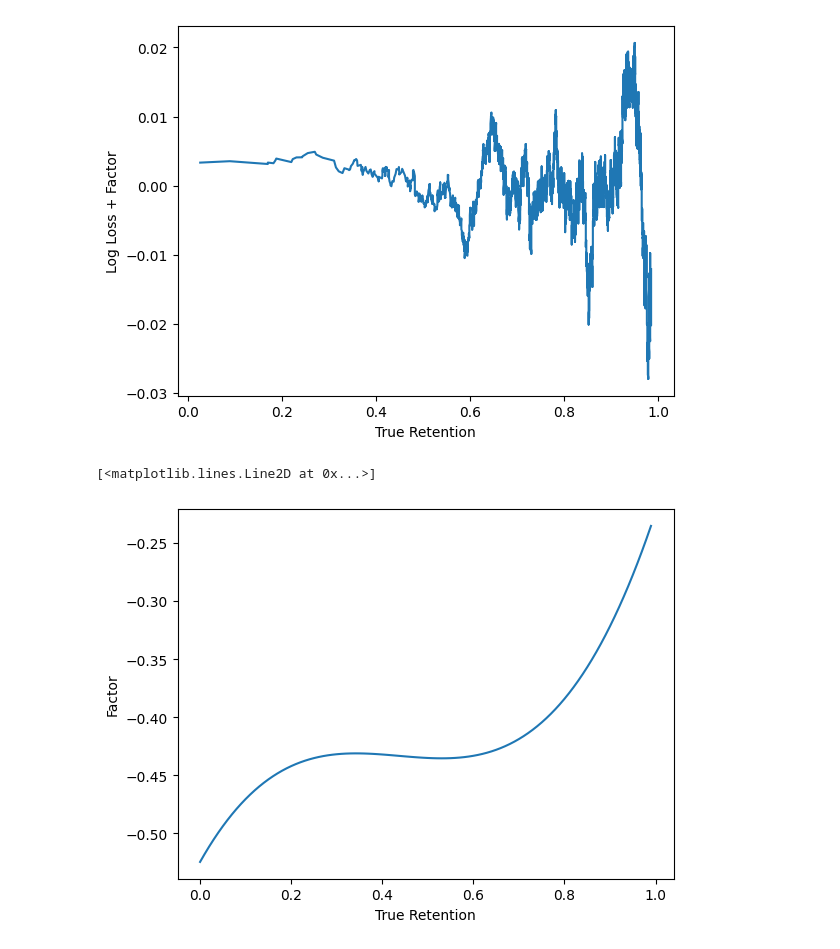
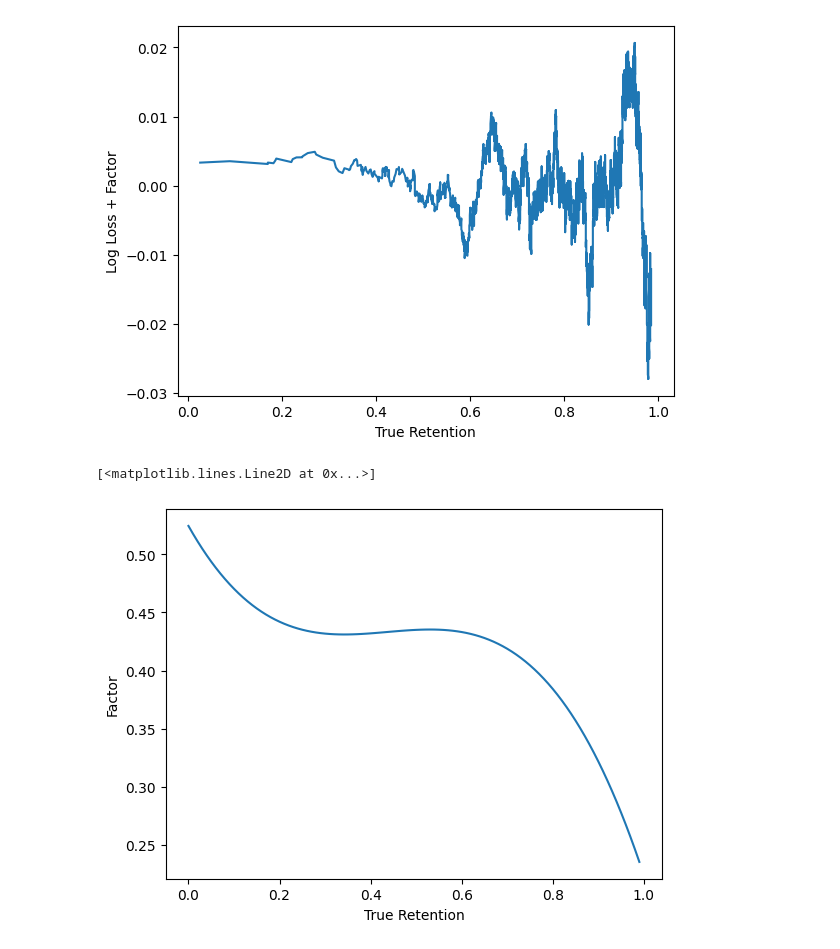
Before and after one commit to open-spaced-repetition/Anki-button-usage, a Jupyter notebook: loss-to-retention.ipynb, the cells around one changed output. Cells and saved outputs as stored; diff of their text form; code cells hidden in the pictures.

```diff
--- a/loss-to-retention.ipynb
+++ b/loss-to-retention.ipynb
@@ -80,10 +80,10 @@ ax.plot()
 # %%
 ax = plt.axes()
 
 ax.set_xlabel("True Retention")
 ax.set_ylabel("Factor")
 
-ax.plot(np.arange(100) / 100, retention_factor(np.arange(100) / 100, 0))
+ax.plot(np.arange(100) / 100, -retention_factor(np.arange(100) / 100, 0))
 # %% [output]
 [<matplotlib.lines.Line2D at 0x...>]
-[figure, old version]
+[figure, new version]
```
Also changed, not shown: parts of 1 cell of this notebook.
